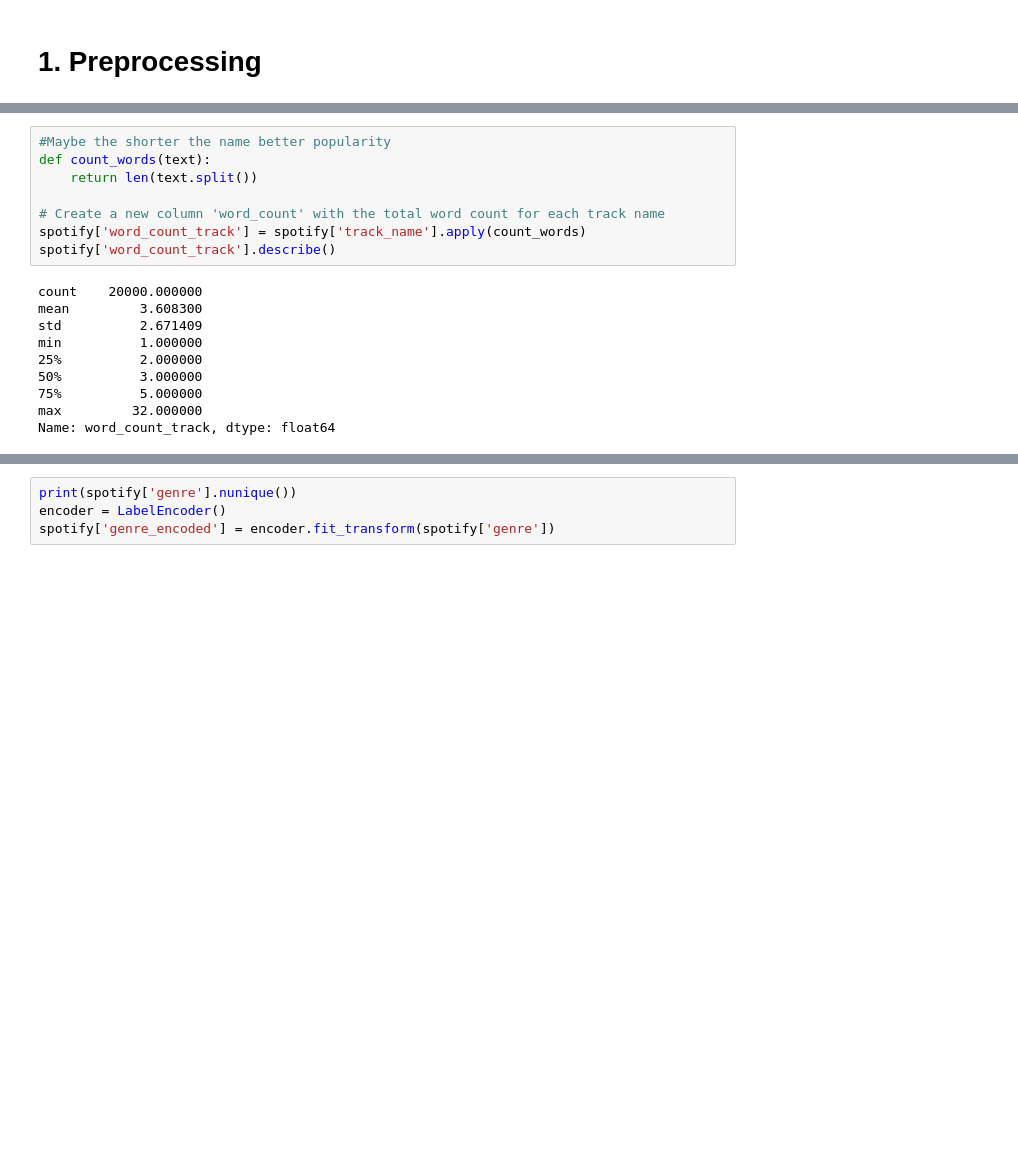
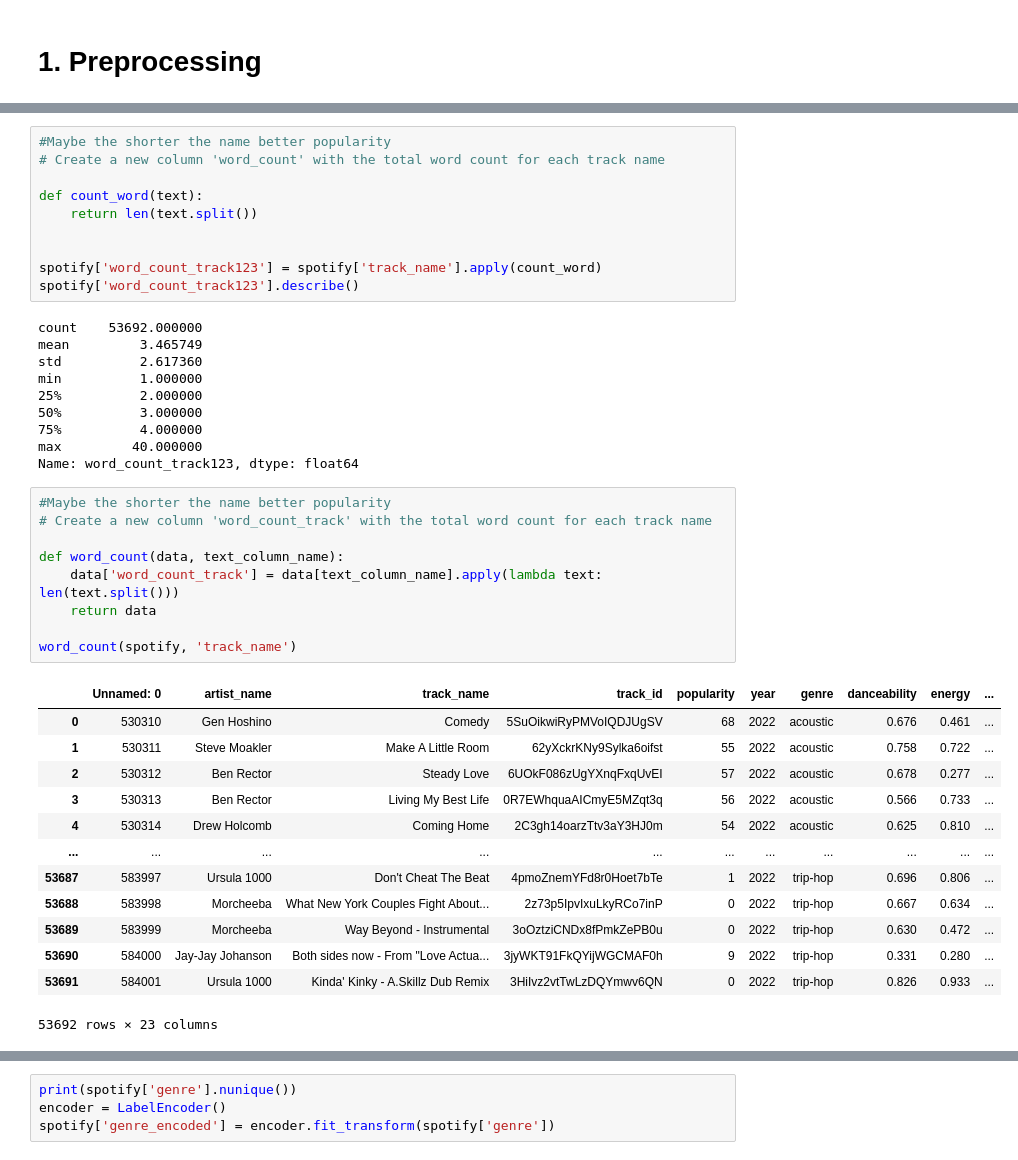
Before and after one commit to arimiche/Spotify_library, a Jupyter notebook: finalprojectAri.ipynb, the cells around one changed output, grey strips where cells are left out. Drawn from its saved outputs; the diff is of its cells as text; blank space fills up the shorter version.

```diff
--- a/finalprojectAri.ipynb
+++ b/finalprojectAri.ipynb
@@ -70,19 +70,44 @@ max      12496.000000
 Name: artist_label, dtype: float64
 # %%
 #Maybe the shorter the name better popularity
-def count_words(text):
+# Create a new column 'word_count' with the total word count for each track name
+
+def count_word(text):
     return len(text.split())
 
-# Create a new column 'word_count' with the total word count for each track name
-spotify['word_count_track'] = spotify['track_name'].apply(count_words)
-spotify['word_count_track'].describe()
+
+spotify['word_count_track123'] = spotify['track_name'].apply(count_word)
+spotify['word_count_track123'].describe()
 # %% [output]
-count    20000.000000
-mean         3.608300
-std          2.671409
+count    53692.000000
+mean         3.465749
+std          2.617360
 min          1.000000
 25%          2.000000
 50%          3.000000
-75%          5.000000
-max         32.000000
-Name: word_count_track, dtype: float64
+75%          4.000000
+max         40.000000
+Name: word_count_track123, dtype: float64
+# %%
+#Maybe the shorter the name better popularity
+# Create a new column 'word_count_track' with the total word count for each track name
+
+def word_count(data, text_column_name):
+    data['word_count_track'] = data[text_column_name].apply(lambda text: len(text.split()))
+    return data
+
+word_count(spotify, 'track_name')
+# %% [output]
+|  | Unnamed: 0 | artist_name | track_name | track_id | popularity | year | genre | danceability | energy | ... |
+| 0 | 530310 | Gen Hoshino | Comedy | 5SuOikwiRyPMVoIQDJUgSV | 68 | 2022 | acoustic | 0.676 | 0.461 | ... |
+| 1 | 530311 | Steve Moakler | Make A Little Room | 62yXckrKNy9Sylka6oifst | 55 | 2022 | acoustic | 0.758 | 0.722 | ... |
+| 2 | 530312 | Ben Rector | Steady Love | 6UOkF086zUgYXnqFxqUvEI | 57 | 2022 | acoustic | 0.678 | 0.277 | ... |
+| 3 | 530313 | Ben Rector | Living My Best Life | 0R7EWhquaAICmyE5MZqt3q | 56 | 2022 | acoustic | 0.566 | 0.733 | ... |
+| 4 | 530314 | Drew Holcomb | Coming Home | 2C3gh14oarzTtv3aY3HJ0m | 54 | 2022 | acoustic | 0.625 | 0.810 | ... |
+| ... | ... | ... | ... | ... | ... | ... | ... | ... | ... | ... |
+| 53687 | 583997 | Ursula 1000 | Don't Cheat The Beat | 4pmoZnemYFd8r0Hoet7bTe | 1 | 2022 | trip-hop | 0.696 | 0.806 | ... |
+| 53688 | 583998 | Morcheeba | What New York Couples Fight About... | 2z73p5IpvIxuLkyRCo7inP | 0 | 2022 | trip-hop | 0.667 | 0.634 | ... |
+| 53689 | 583999 | Morcheeba | Way Beyond - Instrumental | 3oOztziCNDx8fPmkZePB0u | 0 | 2022 | trip-hop | 0.630 | 0.472 | ... |
+| 53690 | 584000 | Jay-Jay Johanson | Both sides now - From "Love Actua... | 3jyWKT91FkQYijWGCMAF0h | 9 | 2022 | trip-hop | 0.331 | 0.280 | ... |
+| 53691 | 584001 | Ursula 1000 | Kinda' Kinky - A.Skillz Dub Remix | 3HiIvz2vtTwLzDQYmwv6QN | 0 | 2022 | trip-hop | 0.826 | 0.933 | ... |
+53692 rows × 23 columns
```
Also changed, not shown: parts of 11 cells of this notebook.
